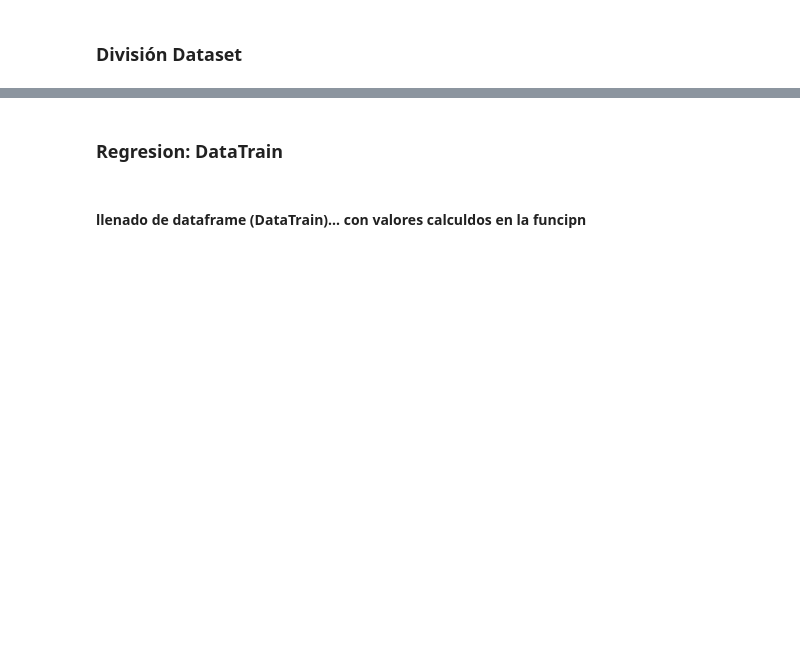
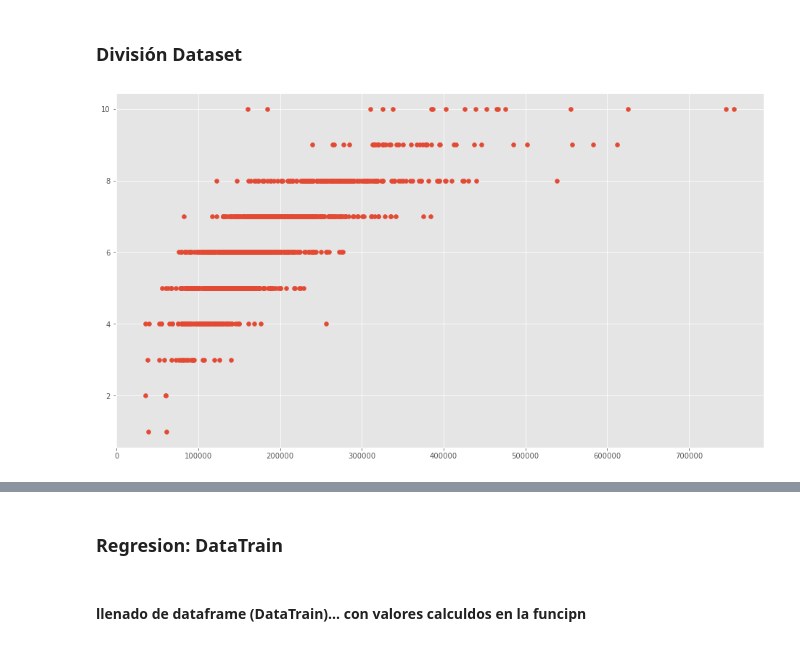
Before and after one commit to GladysAndrea/Proyecto-CDP, a Jupyter notebook: Proyecto-CDP.ipynb, the cells around one changed output, grey strips where cells are left out. Saved outputs shown, nothing was run; the diff lists cells and outputs as text; code cells hidden in the pictures; blank space fills up the shorter version.

```diff
--- a/Proyecto-CDP.ipynb
+++ b/Proyecto-CDP.ipynb
@@ -30,3 +68,12 @@ data.describe()
 # %% [markdown]
 ### División Dataset
+# %%
+#Seleccion de datos
+x = data["SalesPrice"]
+y = data["OverallQual"]
+
+plt.scatter(x,y)
+plt.show()
+# %% [output]
+[figure, added]
 # %%
```
Also changed, not shown: parts of 33 cells of this notebook, 1 other file.
